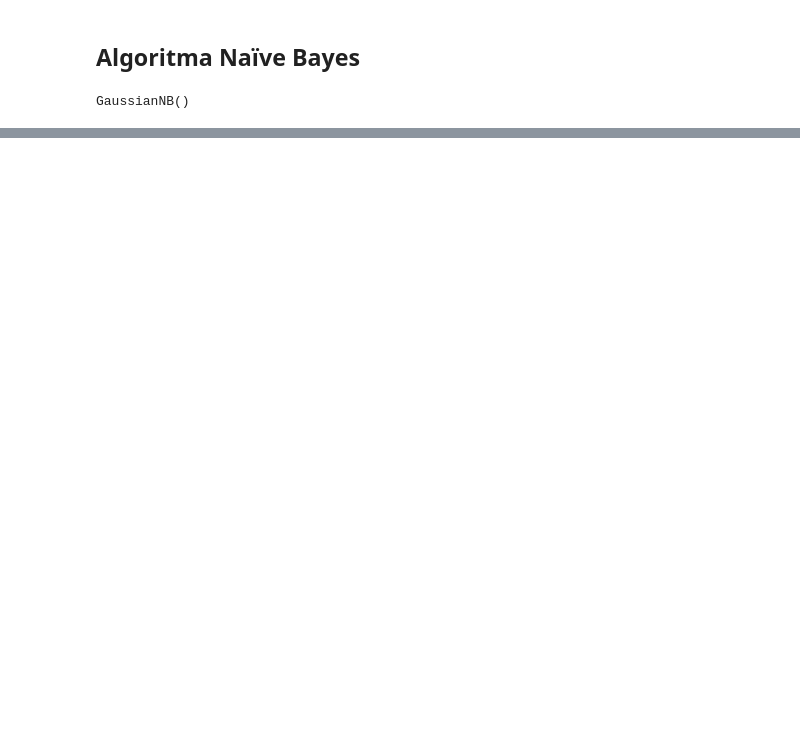
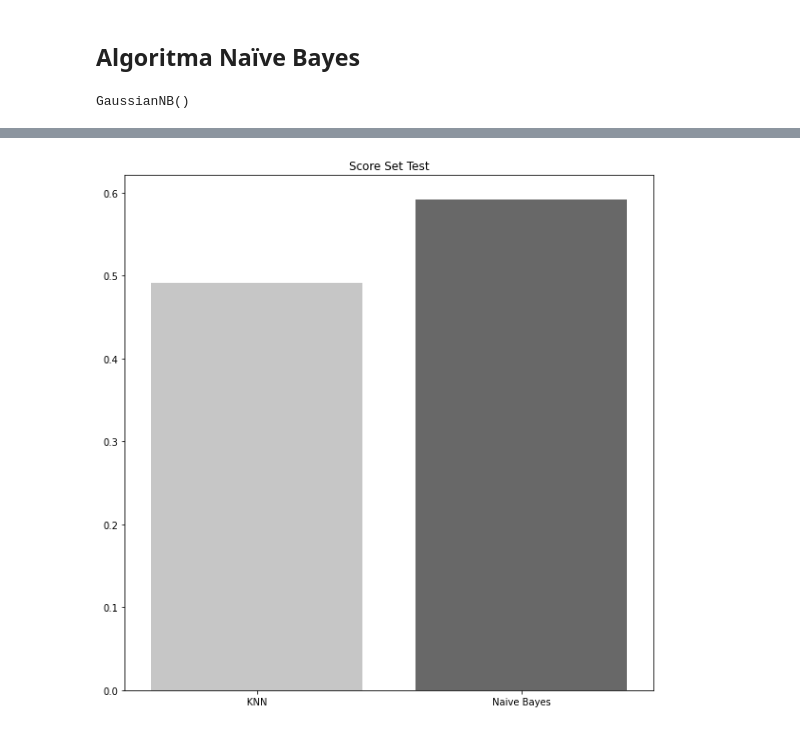
Before and after one commit to rosyanxone/Praktikum_KB, a Jupyter notebook: Posttest_KB_5/posttest05.ipynb, the cells around one changed output, grey strips where cells are left out. Saved outputs shown, nothing was run; the diff lists cells and outputs as text; code cells hidden in the pictures; blank space fills up the shorter version.

```diff
--- a/Posttest_KB_5/posttest05.ipynb
+++ b/Posttest_KB_5/posttest05.ipynb
@@ -102,0 +115,9 @@ Akuraasi test set model Naaive Bayes 0.608
+# %%
+algoritma = ["KNN","Naive Bayes"]
+pred_train = [knn_test, naivbay_test]
+plt.figure(figsize=(10,10))
+sns.barplot(x = algoritma, y = pred_train, palette='Greys')
+plt.title("Score Set Test")
+plt.show()
+# %% [output]
+[figure, added]
```
Also changed, not shown: parts of 15 cells of this notebook.
